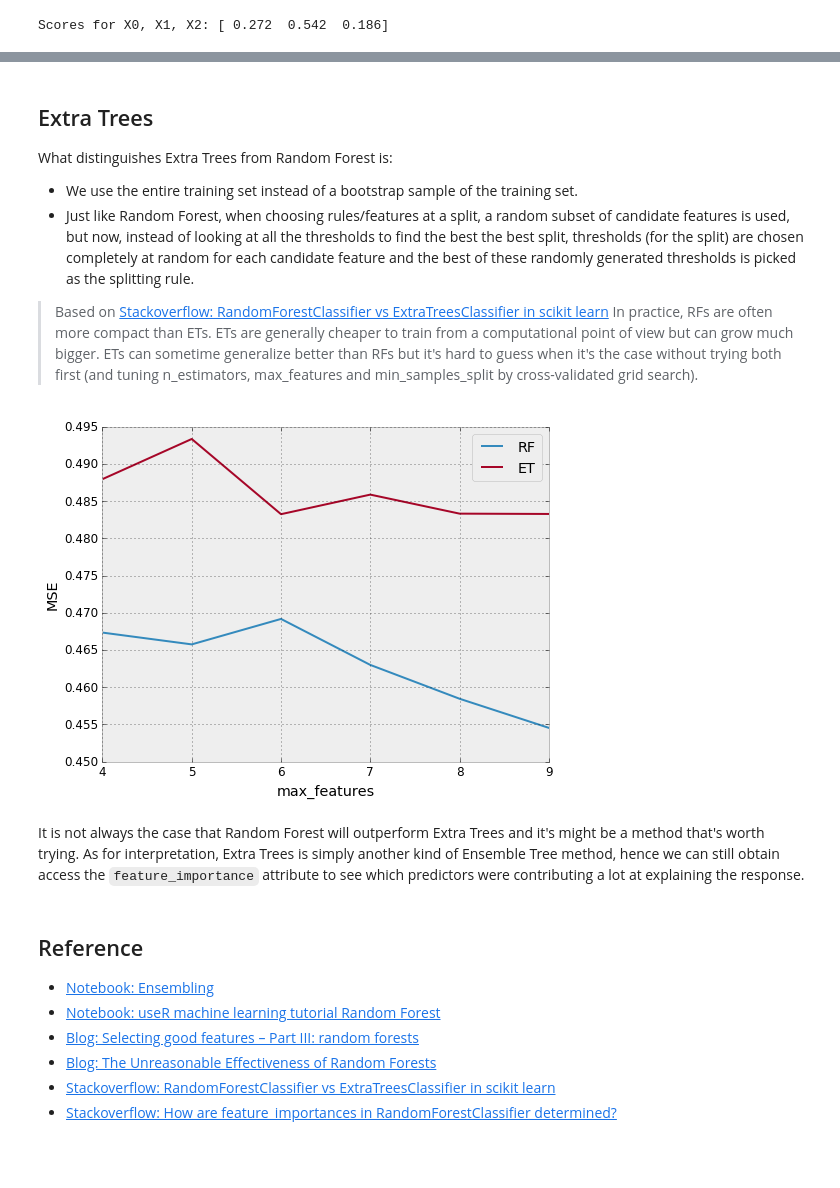
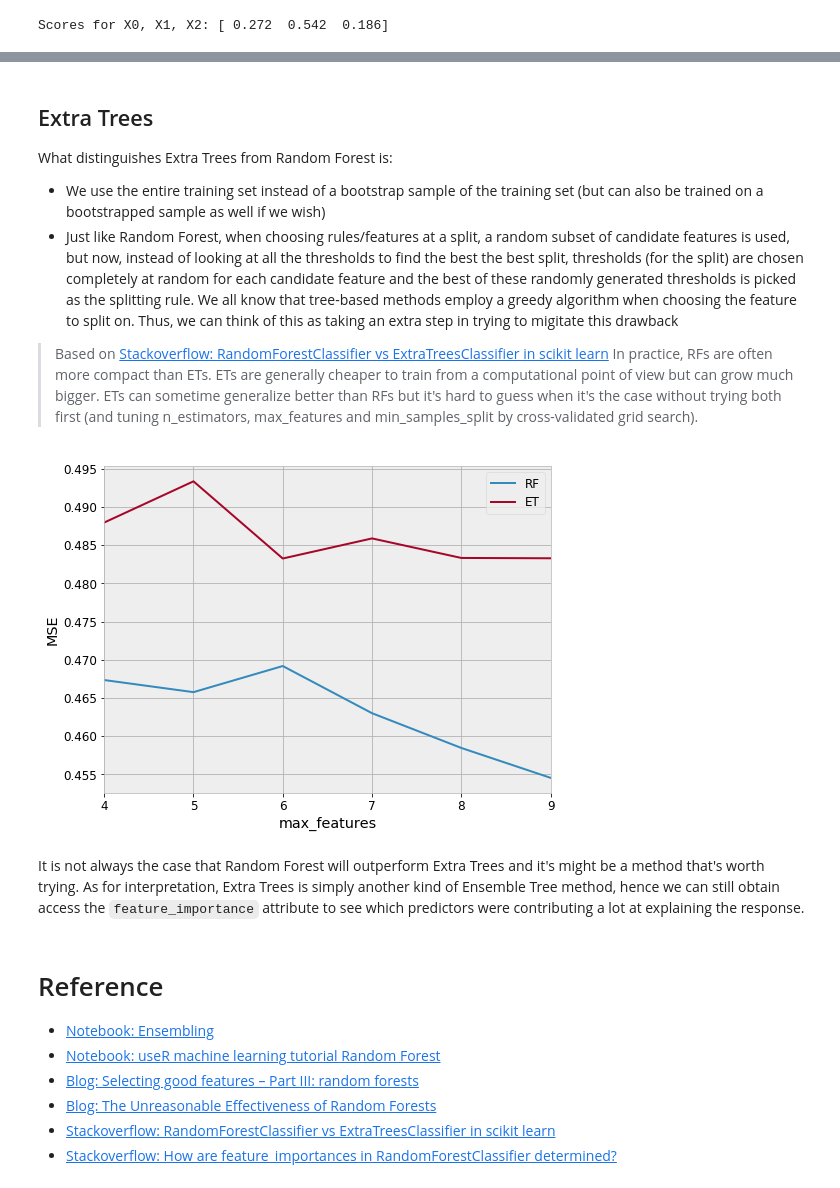
Before and after one commit to ethen8181/machine-learning, a Jupyter notebook: trees/random_forest.ipynb, the cells around one changed output, grey strips where cells are left out. Cells and saved outputs as stored; diff of their text form; code cells hidden in the pictures; blank space fills up the shorter version.

Commit message:
rerun pca, tree for updated matplotlib,watermark and some typo

```diff
--- a/trees/random_forest.ipynb
+++ b/trees/random_forest.ipynb
@@ -335,47 +334,45 @@ When we compute the feature importances, we see that some of the features have h
 
 What distinguishes Extra Trees from Random Forest is:
 
-- We use the entire training set instead of a bootstrap sample of the training set.
-- Just like Random Forest, when choosing rules/features at a split, a random subset of candidate features is used, but now, instead of looking at all the thresholds to find the best the best split, thresholds (for the split) are chosen completely at random for each candidate feature and the best of these randomly generated thresholds is picked as the splitting rule.
+- We use the entire training set instead of a bootstrap sample of the training set (but can also be trained on a bootstrapped sample as well if we wish)
+- Just like Random Forest, when choosing rules/features at a split, a random subset of candidate features is used, but now, instead of looking at all the thresholds to find the best the best split, thresholds (for the split) are chosen completely at random for each candidate feature and the best of these randomly generated thresholds is picked as the splitting rule. We all know that tree-based methods employ a greedy algorithm when choosing the feature to split on. Thus, we can think of this as taking an extra step in trying to migitate this drawback
 
 > Based on [Stackoverflow: RandomForestClassifier vs ExtraTreesClassifier in scikit learn](http://stackoverflow.com/questions/22409855/randomforestclassifier-vs-extratreesclassifier-in-scikit-learn?rq=1)
 > In practice, RFs are often more compact than ETs. ETs are generally cheaper to train from a computational point of view but can grow much bigger. ETs can sometime generalize better than RFs but it's hard to guess when it's the case without trying both first (and tuning n_estimators, max_features and min_samples_split by cross-validated grid search).
 # %%
 # grid search on a range of max features and compare
 # the performance between Extra Trees and Random Forest
 param_name = 'max_features'
-max_features_opt = np.arange(4, 10)
-fit_param = {
-    param_name : max_features_opt
-}
+max_features_options = np.arange(4, 10)
+fit_param = {param_name: max_features_options}
 
 rf_reg = RandomForestRegressor(n_estimators = 30)
 et_reg = ExtraTreesRegressor(n_estimators = 30)
-rs_rf = GridSearchCV(rf_reg, fit_param, n_jobs = -1)
-rs_et = GridSearchCV(et_reg, fit_param, n_jobs = -1)
-rs_rf.fit(X_train, y_train)
-rs_et.fit(X_train, y_train)
+gs_rf = GridSearchCV(rf_reg, fit_param, n_jobs = -1)
+gs_et = GridSearchCV(et_reg, fit_param, n_jobs = -1)
+gs_rf.fit(X_train, y_train)
+gs_et.fit(X_train, y_train)
 
 # visualize the performance on the cross validation test score
-rs_rf_mean_score = rs_rf.cv_results_['mean_test_score']
-rs_et_mean_score = rs_et.cv_results_['mean_test_score']
-mean_scores = [rs_rf_mean_score, rs_et_mean_score]
+gs_rf_mean_score = gs_rf.cv_results_['mean_test_score']
+gs_et_mean_score = gs_et.cv_results_['mean_test_score']
+mean_scores = [gs_rf_mean_score, gs_et_mean_score]
 labels = ['RF', 'ET']
 
 for score, label in zip(mean_scores, labels):
-    plt.plot(max_features_opt, score, label = label)
+    plt.plot(max_features_options, score, label = label)
 
 plt.legend()
 plt.ylabel('MSE')
 plt.xlabel(param_name)
-plt.xlim( np.min(max_features_opt), np.max(max_features_opt) )
+plt.xlim( np.min(max_features_options), np.max(max_features_options) )
 plt.show()
 # %% [output]
-[figure, old version]
+[figure, new version]
 # %% [markdown]
 It is not always the case that Random Forest will outperform Extra Trees and it's might be a method that's worth trying. As for interpretation, Extra Trees is simply another kind of Ensemble Tree method, hence we can still obtain access the `feature_importance` attribute to see which predictors were contributing a lot at explaining the response.
 # %% [markdown]
-## Reference
+# Reference
 
 - [Notebook: Ensembling](http://nbviewer.jupyter.org/github/justmarkham/DAT8/blob/master/notebooks/18_ensembling.ipynb)
 - [Notebook: useR machine learning tutorial Random Forest](http://nbviewer.jupyter.org/github/ledell/useR-machine-learning-tutorial/blob/master/random-forest.ipynb)
```
Also changed, not shown: parts of 7 cells of this notebook, 5 other files.
